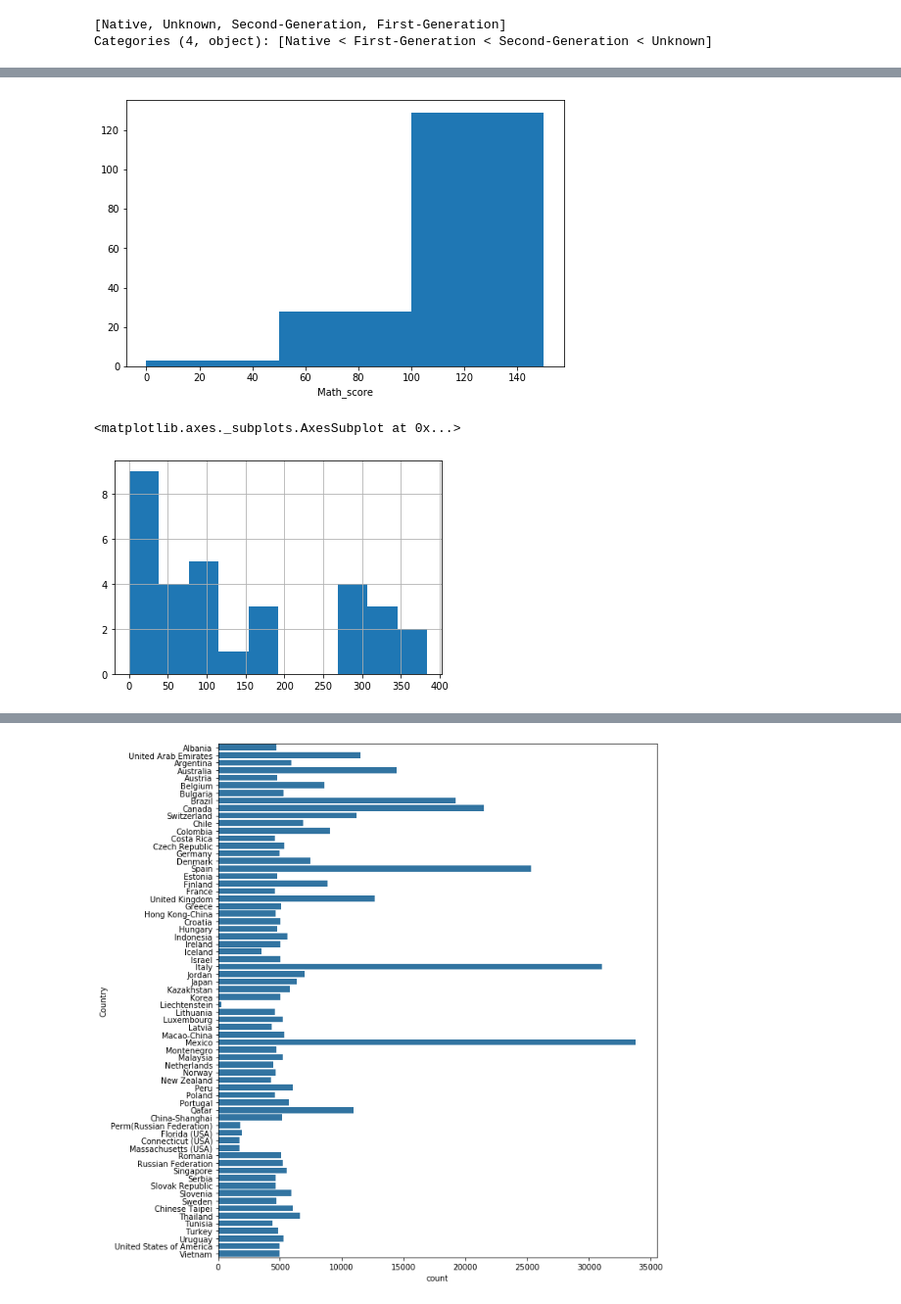
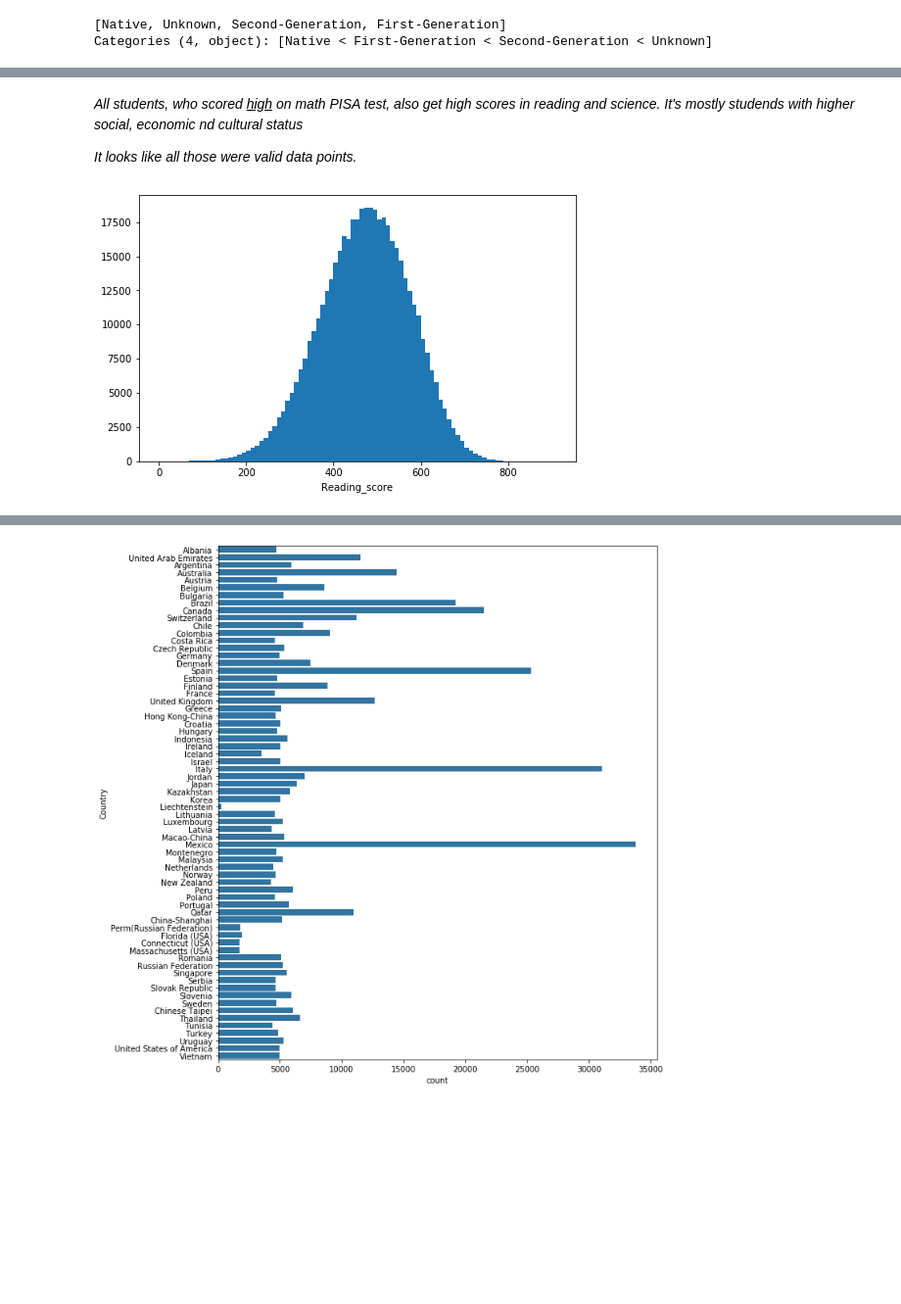
Before and after one commit to Anyra20/CommunicateDataProject, a Jupyter notebook: exploration_template.ipynb, the cells around one changed output, grey strips where cells are left out. Shown at 98% size. Drawn from its saved outputs; the diff is of its cells as text; code cells hidden in the pictures; blank space fills up the shorter version.

```diff
--- a/exploration_template.ipynb
+++ b/exploration_template.ipynb
@@ -22,7 +22,7 @@ First choice for filter column is county
 # %%
 # load in the dataset into a pandas dataframe, print statistics
 pisa = pd.read_csv(r'C:\Users\Marin\UGitCourse\csv\pisa2012.csv', encoding = "latin-1",# index_col=0,
-                    usecols=['CNT','PV1MATH','PV1READ', 'PV1SCIE','ST04Q01','ST01Q01','SCHOOLID','IMMIG','LANGN', 'ESCS','ST29Q04','ST57Q01','INTMAT', 'OUTHOURS','LMINS', 'MMINS','SMINS', 'SUBNORM', 'ST35Q04','ST35Q05','ST35Q06', 'ANXMAT', 'SCMAT'])
+                    usecols=['CNT','PV1MATH','PV1READ', 'STIDSTD', 'PV1SCIE','ST04Q01','ST01Q01', 'SCHOOLID','IMMIG','LANGN', 'ESCS','ST29Q04','ST57Q01','INTMAT', 'OUTHOURS','LMINS', 'MMINS','SMINS', 'SUBNORM', 'ST35Q04','ST35Q05','ST35Q06', 'ANXMAT', 'SCMAT'])
 #There are 635 columns in the dataset. I'll have to choose just some of them for the analysis
 # %%
 #rename some columns
@@ -32,8 +32,8 @@ pisa = pisa.rename(columns={'CNT': 'Country',
                             'PV1SCIE': 'Science_score',
                             'ST04Q01': 'Gender',
                             'ST01Q01': 'Grade',
-                            'GRADE': 'Relative_grade',
                             'SCHOOLID': 'School_ID',
+                            'STIDSTD': 'Student_ID',
                             'IMMIG': 'Immigration_status',
                             'LANGN': 'Language_at_home',
                             'ESCS' : 'Socio_economic_status',
@@ -205,14 +276,13 @@ plt.show()
+# %% [markdown]
+*All students, who scored <ins>high</ins> on math PISA test, also get high scores in reading and science. It's mostly studends with higher social, economic nd cultural status* <br>
+
+*It looks like all those were valid data points.*
 # %%
-binsize = 50
-bins = np.arange(0, 150+binsize, binsize)
+binsize = 10
+bins = np.arange(0, pisa['Reading_score'].max()+binsize, binsize)
 plt.figure(figsize=[8, 5])
-plt.hist(data = pisa, x = 'Math_score', bins = bins)
-plt.xlabel('Math_score')
+plt.hist(data = pisa, x = 'Reading_score', bins = bins)
+plt.xlabel('Reading_score')
 plt.show()
 # %% [output]
-[figure, old version]
+[figure, new version]
-# %%
-pisa.query('Math_score<=100')['Reading_score'].hist()
-# %% [output]
-<matplotlib.axes._subplots.AxesSubplot at 0x...>
-[figure, removed]
```
Also changed, not shown: parts of 43 cells of this notebook.
